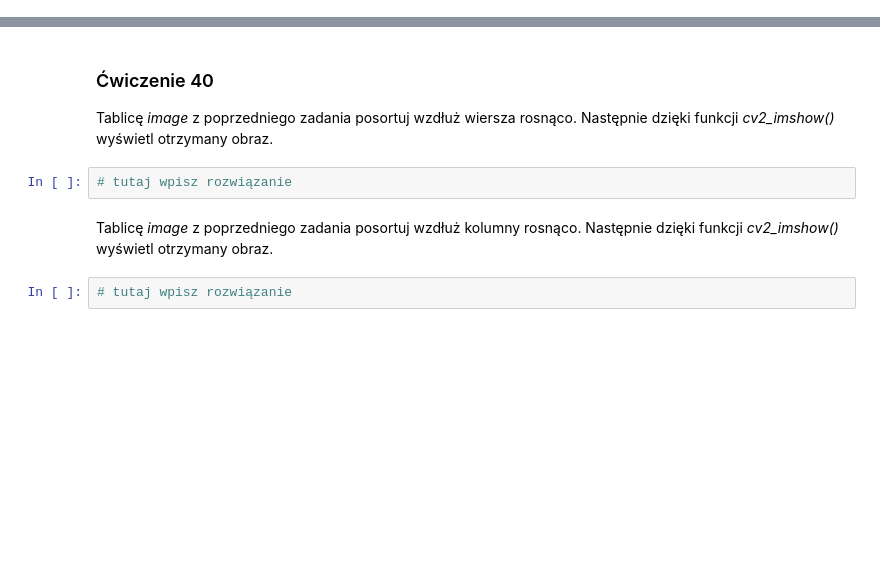
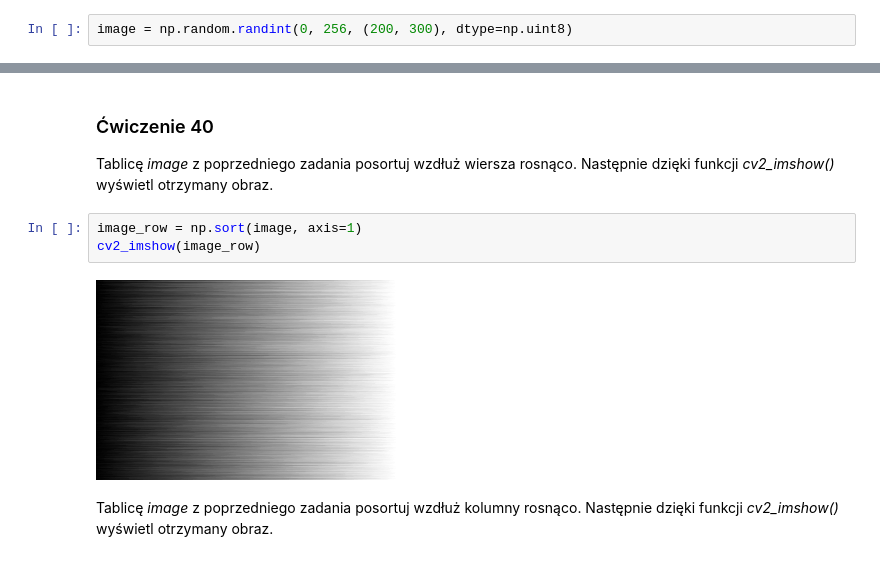
Before and after one commit to Krzesimir13/Data-Science, a Jupyter notebook: 031_040_exercises.ipynb, the cells around one changed output, grey strips where cells are left out. Saved outputs shown, nothing was run; the diff lists cells and outputs as text; blank space fills up the shorter version.

```diff
--- a/031_040_exercises.ipynb
+++ b/031_040_exercises.ipynb
@@ -170,3 +215,5 @@ Wygeneruj dwuwymiarową tablicę o kształcie _(200, 300)_ wypełnioną wartośc
+# %%
+image = np.random.randint(0, 256, (200, 300), dtype=np.uint8)
 # %% [markdown]
 Nastepnie uruchom poniższy blok kodu. W rezultacie uzyskasz podgląd na losowo wygenerowany czarno-biały obraz.
 # %%
@@ -176,9 +225,10 @@ cv2_imshow(image)
 # %% [markdown]
 ### <a name='10'></a> Ćwiczenie 40
 Tablicę _image_ z poprzedniego zadania posortuj wzdłuż wiersza rosnąco. Następnie dzięki funkcji _cv2_imshow()_ wyświetl otrzymany obraz.
-# %%
-# tutaj wpisz rozwiązanie
+# %%
+image_row = np.sort(image, axis=1)
+cv2_imshow(image_row)
+# %% [output]
+[figure, added]
 # %% [markdown]
 Tablicę _image_ z poprzedniego zadania posortuj wzdłuż kolumny rosnąco. Następnie dzięki funkcji _cv2_imshow()_ wyświetl otrzymany obraz.
-# %%
-# tutaj wpisz rozwiązanie
```
Also changed, not shown: parts of 20 cells of this notebook.
